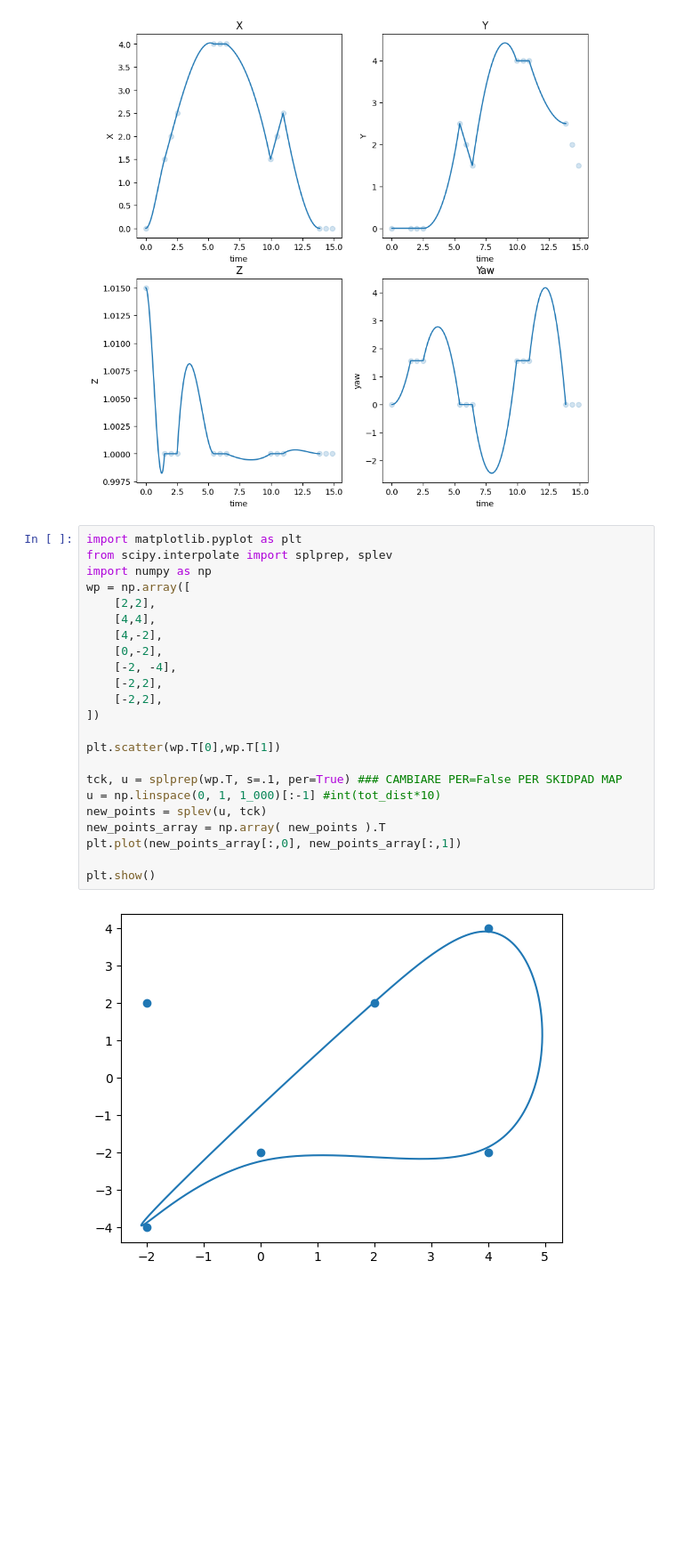
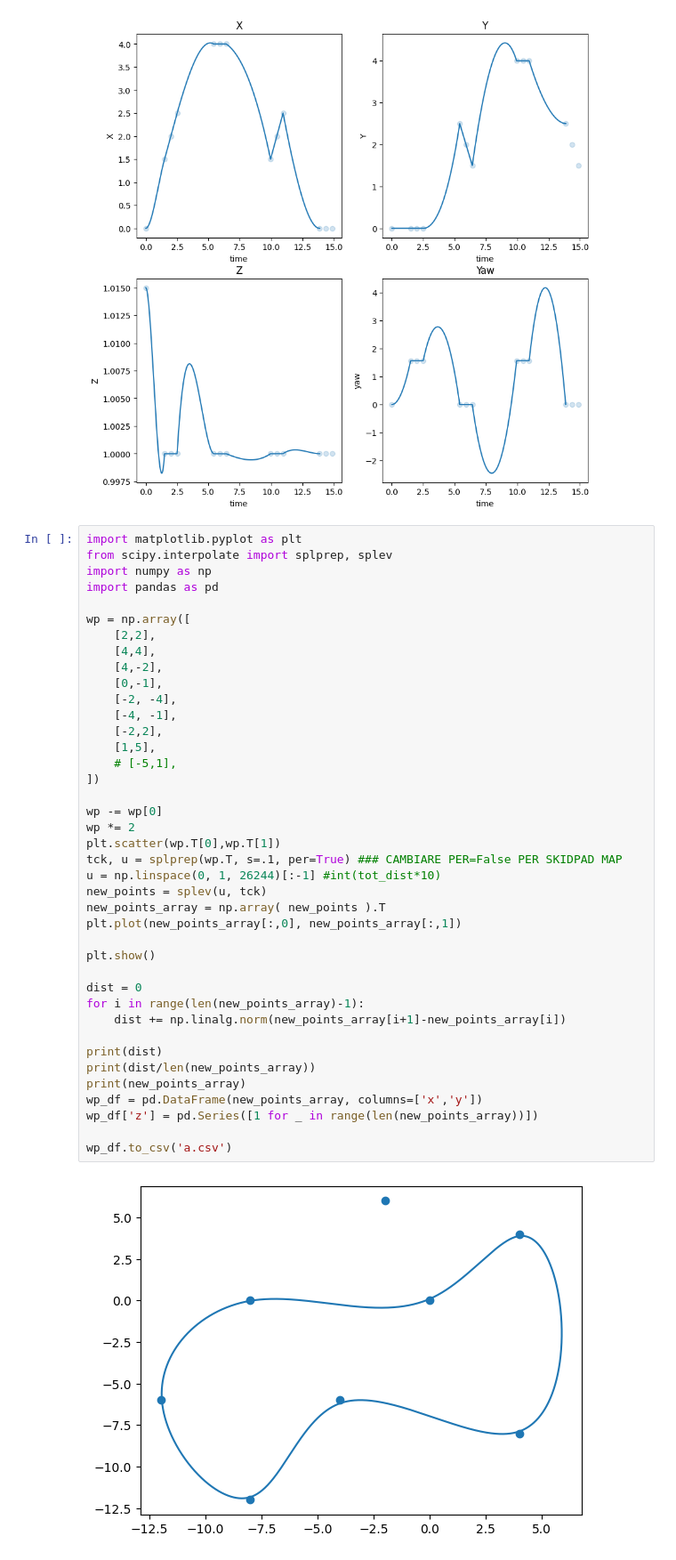
Before and after one commit to florentin1304/nanodrones_imitationlearning, a Jupyter notebook: nanodrones_sim/controllers/tests.ipynb, the cells around one changed output. Shown at 89% size. Cells and saved outputs as stored; diff of their text form; blank space fills up the shorter version.

```diff
--- a/nanodrones_sim/controllers/tests.ipynb
+++ b/nanodrones_sim/controllers/tests.ipynb
@@ -190,25 +190,42 @@ plt.show()
 # %%
 import matplotlib.pyplot as plt
 from scipy.interpolate import splprep, splev
 import numpy as np
+import pandas as pd
+
 wp = np.array([
     [2,2],
     [4,4],
     [4,-2],
-    [0,-2],
+    [0,-1],
     [-2, -4],
+    [-4, -1],
     [-2,2],
-    [-2,2],
+    [1,5],
+    # [-5,1],
 ])
 
+wp -= wp[0]
+wp *= 2
 plt.scatter(wp.T[0],wp.T[1])
-
 tck, u = splprep(wp.T, s=.1, per=True) ### CAMBIARE PER=False PER SKIDPAD MAP
-u = np.linspace(0, 1, 1_000)[:-1] #int(tot_dist*10)
+u = np.linspace(0, 1, 26244)[:-1] #int(tot_dist*10)
 new_points = splev(u, tck)
 new_points_array = np.array( new_points ).T
 plt.plot(new_points_array[:,0], new_points_array[:,1])
 
 plt.show()
+
+dist = 0
+for i in range(len(new_points_array)-1):
+    dist += np.linalg.norm(new_points_array[i+1]-new_points_array[i])
+
+print(dist)
+print(dist/len(new_points_array))
+print(new_points_array)
+wp_df = pd.DataFrame(new_points_array, columns=['x','y'])
+wp_df['z'] = pd.Series([1 for _ in range(len(new_points_array))])
+
+wp_df.to_csv('a.csv')
 # %% [output]
-[figure, old version]
+[figure, new version]
```
Also changed, not shown: parts of 2 cells of this notebook, 17 other files.
